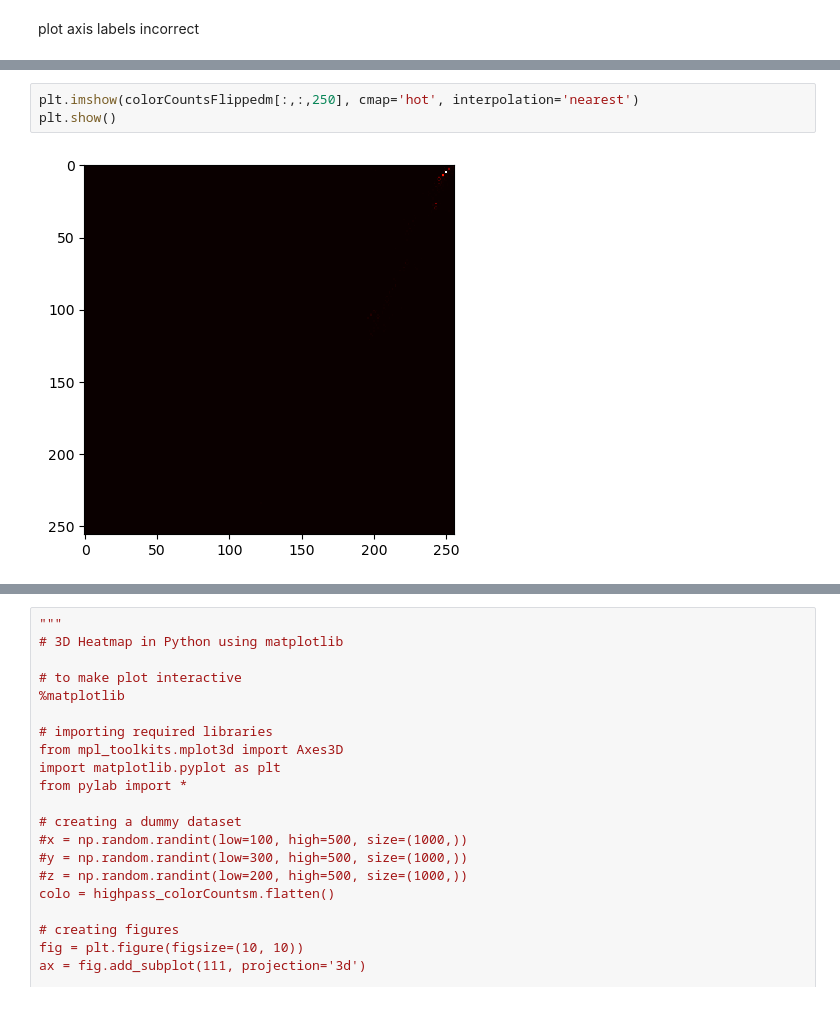
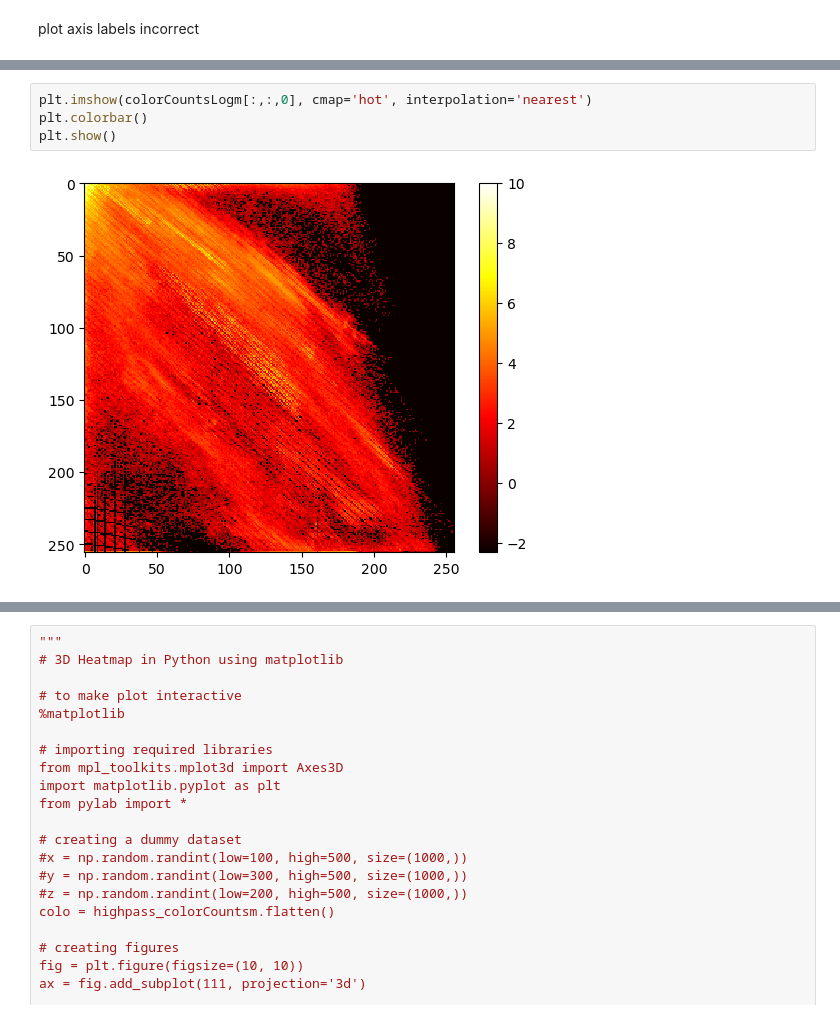
Before and after one commit to CoralCoveCreates/Chem-Game---Jellybean, a Jupyter notebook: Art/Python-Analytics/ColorPaletteAnalysis.ipynb, the cells around one changed output, grey strips where cells are left out. Cells and saved outputs as stored; diff of their text form.

```diff
--- a/Art/Python-Analytics/ColorPaletteAnalysis.ipynb
+++ b/Art/Python-Analytics/ColorPaletteAnalysis.ipynb
@@ -190,5 +121,6 @@ plt.show()
-# %%
-plt.imshow(colorCountsFlippedm[:,:,250], cmap='hot', interpolation='nearest')
-plt.show()
-# %% [output]
-[figure, removed]
+# %%
+plt.imshow(colorCountsLogm[:,:,0], cmap='hot', interpolation='nearest')
+plt.colorbar()
+plt.show()
+# %% [output]
+[figure, added]
```
Also changed, not shown: parts of 84 cells of this notebook.
